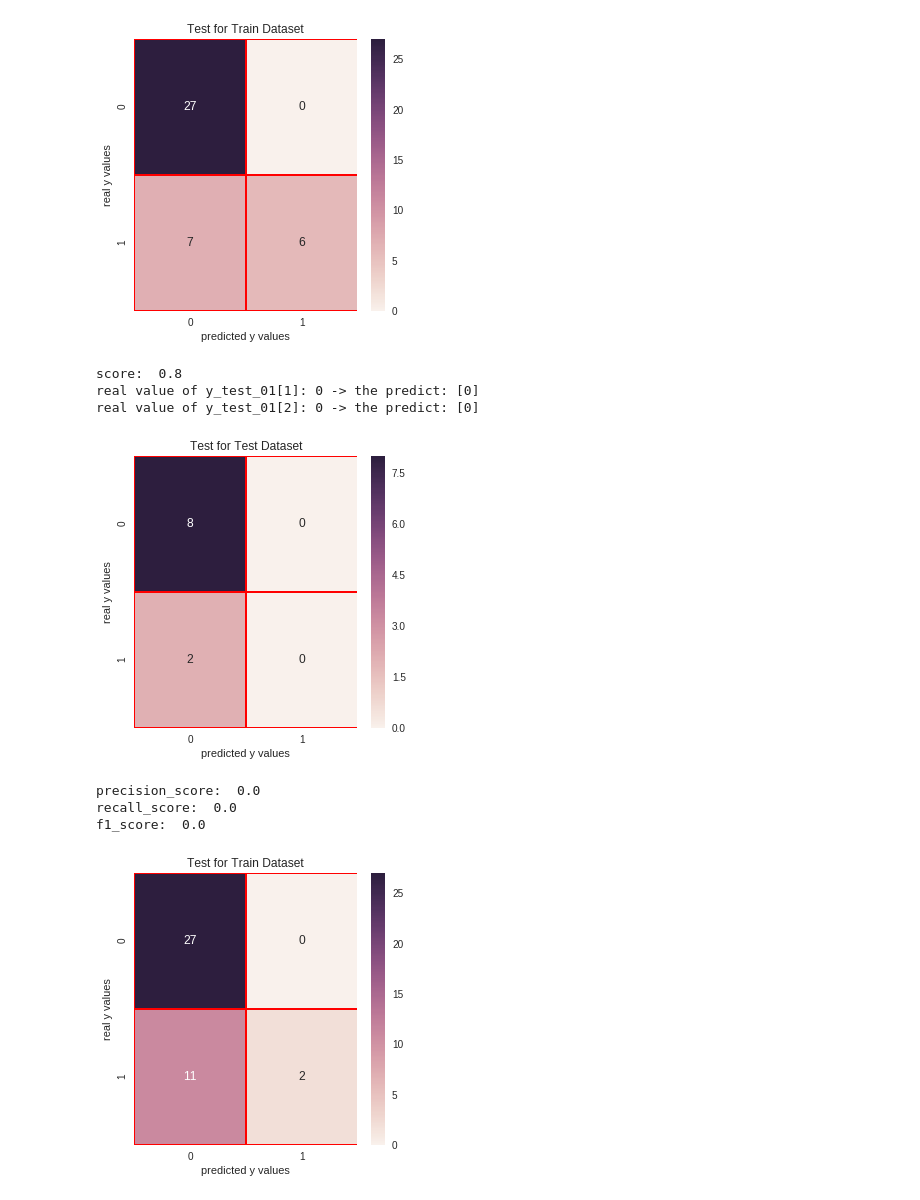
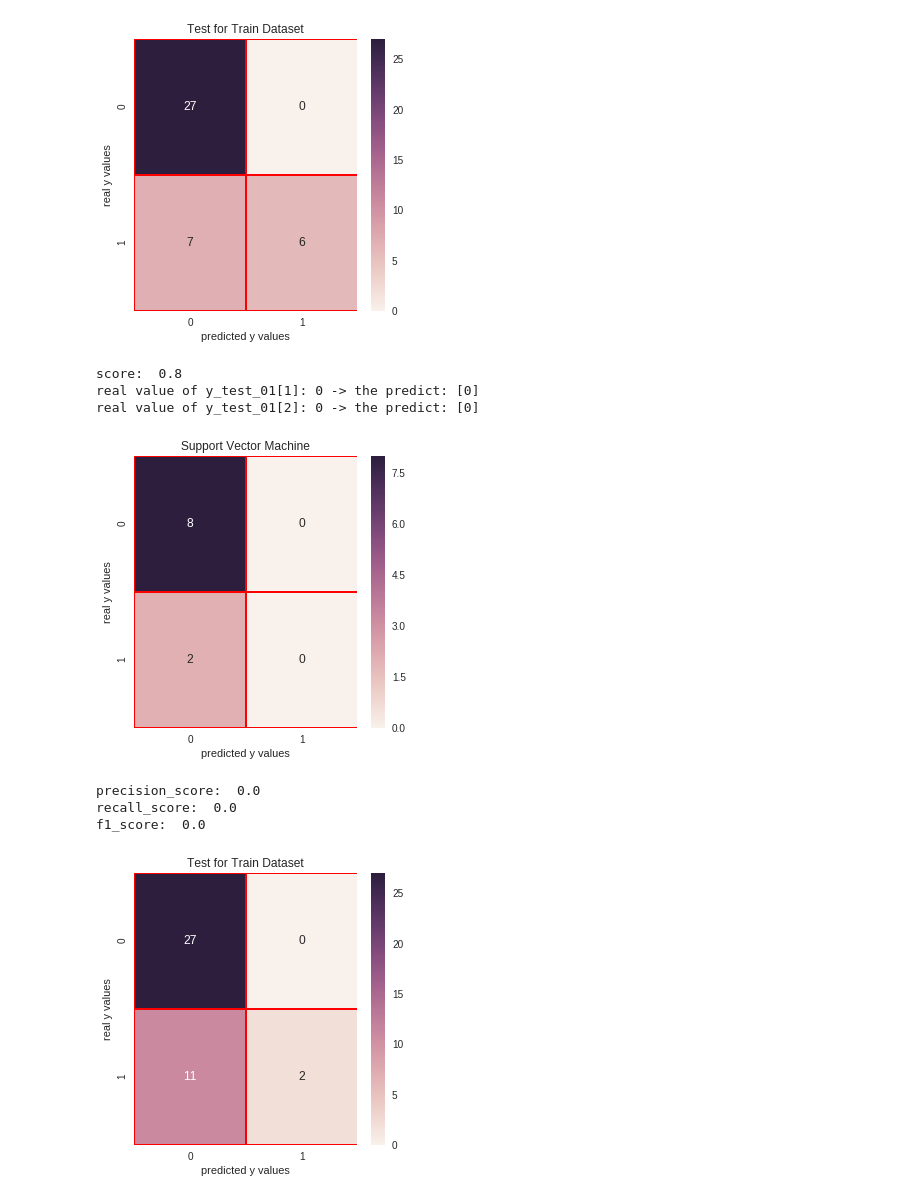
Before and after one commit to Anandharajan/DriverBehaviour, a Jupyter notebook: DriverBehaviour.ipynb, the cells around one changed output. Saved outputs shown, nothing was run; the diff lists cells and outputs as text; code cells hidden in the pictures.

```diff
--- a/DriverBehaviour.ipynb
+++ b/DriverBehaviour.ipynb
@@ -283,35 +283,35 @@ from sklearn.svm import SVC
 svm = SVC(random_state = 1)
 svm.fit(x_train,y_train_01)
 print("score: ", svm.score(x_test,y_test_01))
 print("real value of y_test_01[1]: " + str(y_test_01[1]) + " -> the predict: " + str(svm.predict(x_test.iloc[[1],:])))
 print("real value of y_test_01[2]: " + str(y_test_01[2]) + " -> the predict: " + str(svm.predict(x_test.iloc[[2],:])))
 
 # confusion matrix
 from sklearn.metrics import confusion_matrix
 cm_svm = confusion_matrix(y_test_01,svm.predict(x_test))
 # print("y_test_01 == 1 :" + str(len(y_test_01[y_test_01==1]))) # 29
 
 # cm visualization
 import seaborn as sns
 import matplotlib.pyplot as plt
 f, ax = plt.subplots(figsize =(5,5))
 sns.heatmap(cm_svm,annot = True,linewidths=0.5,linecolor="red",fmt = ".0f",ax=ax)
-plt.title("Test for Test Dataset")
+plt.title("Support Vector Machine")
 plt.xlabel("predicted y values")
 plt.ylabel("real y values")
 plt.show()
 
 from sklearn.metrics import precision_score, recall_score
 print("precision_score: ", precision_score(y_test_01,svm.predict(x_test)))
 print("recall_score: ", recall_score(y_test_01,svm.predict(x_test)))
 
 from sklearn.metrics import f1_score
 print("f1_score: ",f1_score(y_test_01,svm.predict(x_test)))
 # %% [output]
 score:  0.8
 real value of y_test_01[1]: 0 -> the predict: [0]
 real value of y_test_01[2]: 0 -> the predict: [0]
-[figure, old version]
+[figure, new version]
 precision_score:  0.0
 recall_score:  0.0
 f1_score:  0.0
```
Also changed, not shown: parts of 5 cells of this notebook.
